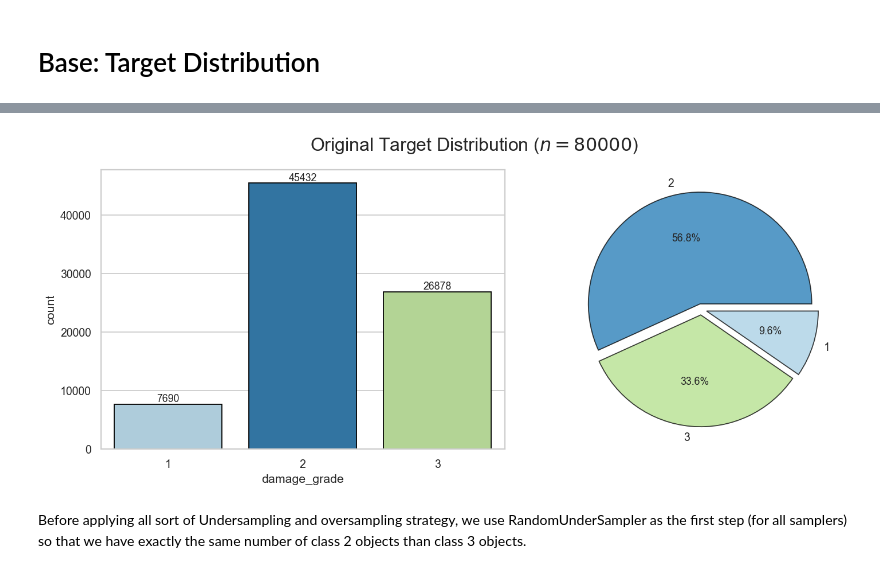
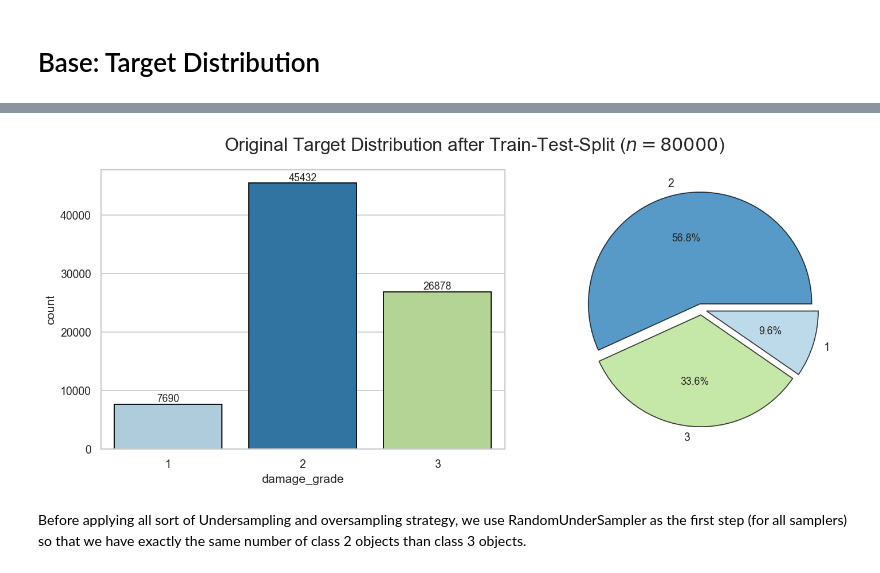
Before and after one commit to nina-prog/richters-predictor-modeling-earthquake-damage, a Jupyter notebook: notebooks/week05/week05-oversampling-smote.ipynb, the cells around one changed output, grey strips where cells are left out. Saved outputs shown, nothing was run; the diff lists cells and outputs as text; code cells hidden in the pictures.

```diff
--- a/notebooks/week05/week05-oversampling-smote.ipynb
+++ b/notebooks/week05/week05-oversampling-smote.ipynb
@@ -172,5 +181,5 @@ def fit_data_using_sampler(samplers, X_train=X_train, y_train=y_train, show_dist
 # %% [markdown]
 # Base: Target Distribution
 # %%
-plot_target_distribution(y_train, title="Original Target Distribution")
+plot_target_distribution(y_train, title="Original Target Distribution after Train-Test-Split")
 # %% [output]
@@ -178,4 +187,4 @@ Saved figure in results/target_distr_of_2023-05-19 12:11:44.197360.svg
-[figure, old version]
+[figure, new version]
 # %% [markdown]
 Before applying all sort of Undersampling and oversampling strategy, we use RandomUnderSampler as the first step (for all samplers) so that we have exactly the same number of class 2 objects than class 3 objects.
 # %%
```
Also changed, not shown: parts of 15 cells of this notebook.
